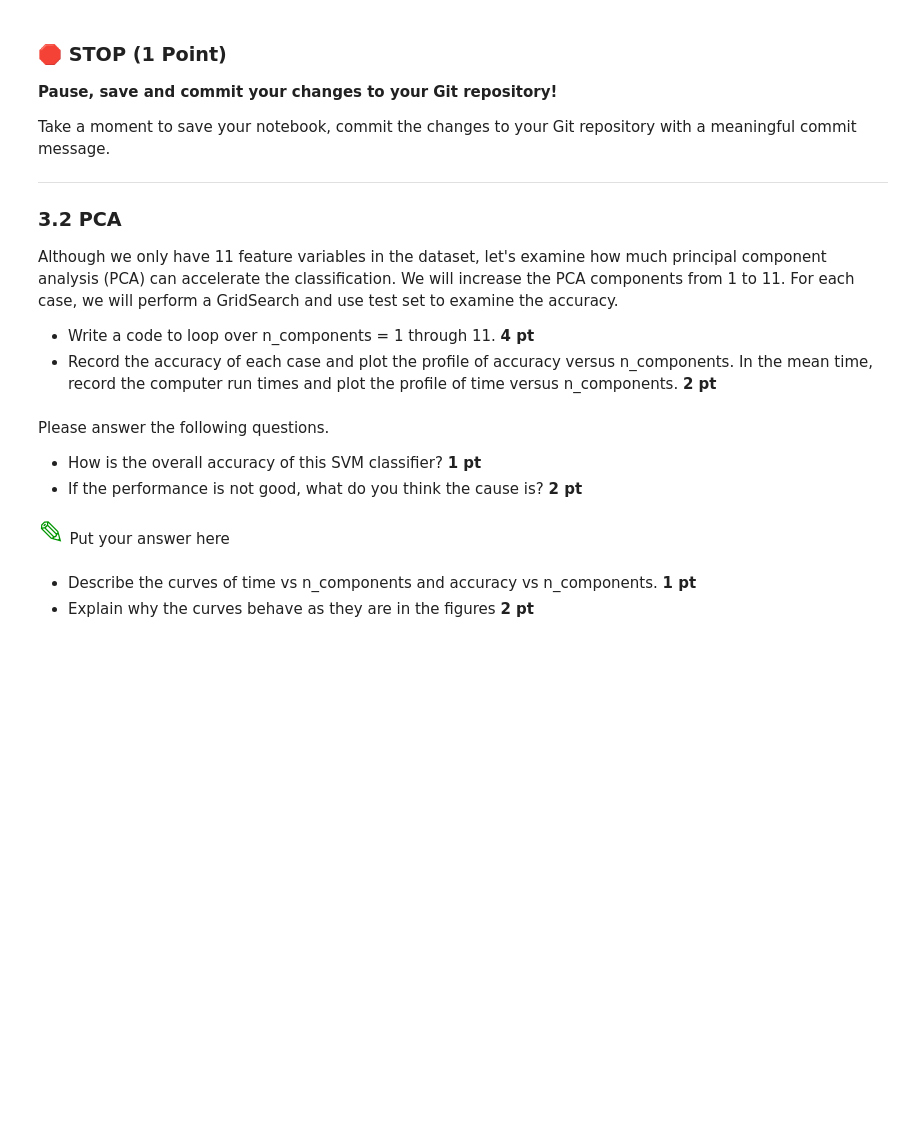
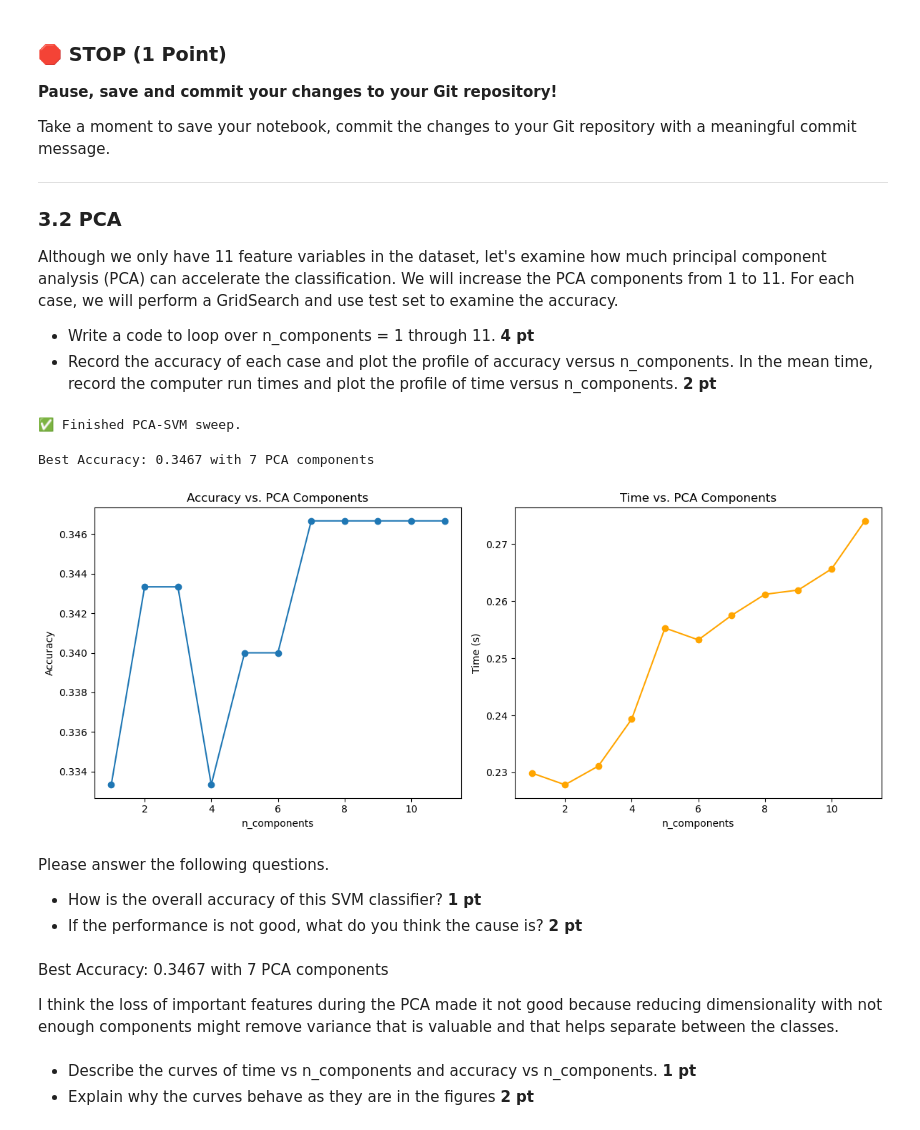
Before and after one commit to Justinwagner371/CMSE202-f25-turnin, a Jupyter notebook: hw-04/HW-04_Perceptron_SVM_STUDENT.ipynb, the cells around one changed output. Cells and saved outputs as stored; diff of their text form; code cells hidden in the pictures; blank space fills up the shorter version.

```diff
--- a/hw-04/HW-04_Perceptron_SVM_STUDENT.ipynb
+++ b/hw-04/HW-04_Perceptron_SVM_STUDENT.ipynb
@@ -453,12 +453,78 @@ Although we only have 11 feature variables in the dataset, let's examine how muc
 * Record the accuracy of each case and plot the profile of accuracy versus n_components. In the mean time, record the computer run times and plot the profile of time versus n_components. **2 pt**
 # %%
 # put your code here
+import time
+from sklearn.decomposition import PCA
+from sklearn.svm import SVC
+from sklearn.model_selection import train_test_split, GridSearchCV
+from sklearn.metrics import accuracy_score
+
+X_pca = df2.drop(columns=['custcat']).values
+y_pca = df2['custcat'].values
+
+X_pca_train, X_pca_test, y_pca_train, y_pca_test = train_test_split(
+    X_pca, y_pca, test_size=0.3, random_state=42)
+
+param_grid = {
+    'C': [1, 10],
+    'gamma': [0.001, 0.01],
+    'kernel': ['rbf']
+}
+
+accuracy_list = []
+time_list = []
+components_list = list(range(1, 12))
+
+for n in components_list:
+    start = time.time()
+    pca = PCA(n_components=n)
+    X_train_reduced = pca.fit_transform(X_pca_train)
+    X_test_reduced = pca.transform(X_pca_test)
+    clf = GridSearchCV(SVC(class_weight='balanced'), param_grid, cv=3)
+    clf.fit(X_train_reduced, y_pca_train)
+    y_pred = clf.predict(X_test_reduced)
+    acc = accuracy_score(y_pca_test, y_pred)
+    accuracy_list.append(acc)
+    time_list.append(time.time() - start)
+
+print("✅ Finished PCA-SVM sweep.")
+# %% [output]
+✅ Finished PCA-SVM sweep.
+# %%
+best_index = np.argmax(accuracy_list)
+best_accuracy = accuracy_list[best_index]
+best_components = components_list[best_index]
+
+print(f"Best Accuracy: {best_accuracy:.4f} with {best_components} PCA components")
+# %% [output]
+Best Accuracy: 0.3467 with 7 PCA components
+# %%
+plt.figure(figsize=(12, 5))
+
+plt.subplot(1, 2, 1)
+plt.plot(components_list, accuracy_list, marker='o')
+plt.title("Accuracy vs. PCA Components")
+plt.xlabel("n_components")
+plt.ylabel("Accuracy")
+
+plt.subplot(1, 2, 2)
+plt.plot(components_list, time_list, marker='o', color='orange')
+plt.title("Time vs. PCA Components")
+plt.xlabel("n_components")
+plt.ylabel("Time (s)")
+
+plt.tight_layout()
+plt.show()
+# %% [output]
+[figure, added]
 # %% [markdown]
 Please answer the following questions.
 * How is the overall accuracy of this SVM classifier?  **1 pt**
 * If the performance is not good, what do you think the cause is? **2 pt**
 # %% [markdown]
-<font size=6 color="#009600">&#9998;</font> Put your answer here
+Best Accuracy: 0.3467 with 7 PCA components
+
+I think the loss of important features during the PCA made it not good because reducing dimensionality with not enough components might remove variance that is valuable and that helps separate between the classes.
 # %% [markdown]
 * Describe the curves of time vs n_components and accuracy vs n_components. **1 pt**
 * Explain why the curves behave as they are in the figures **2 pt**
```
Also changed, not shown: parts of 1 cell of this notebook.
